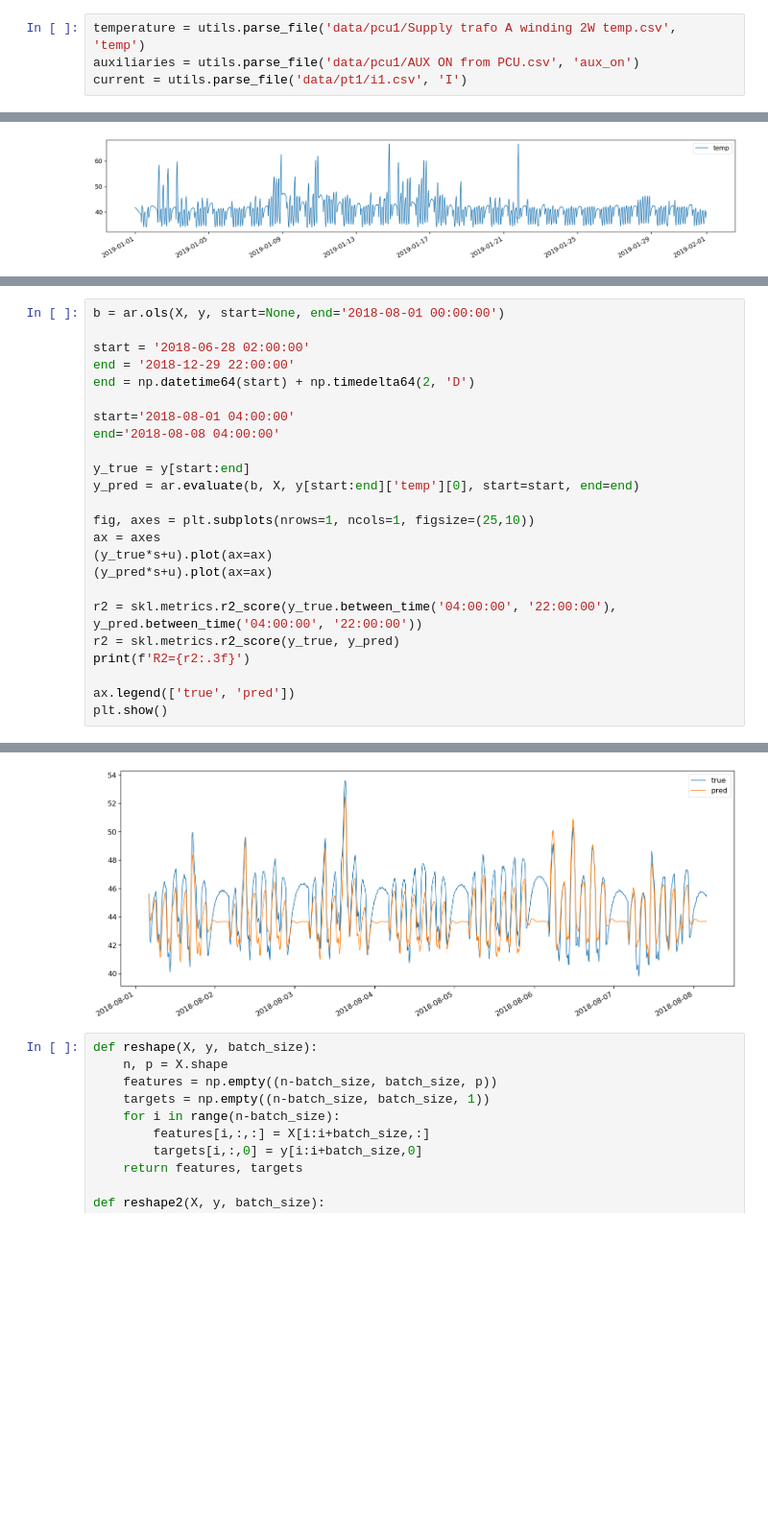
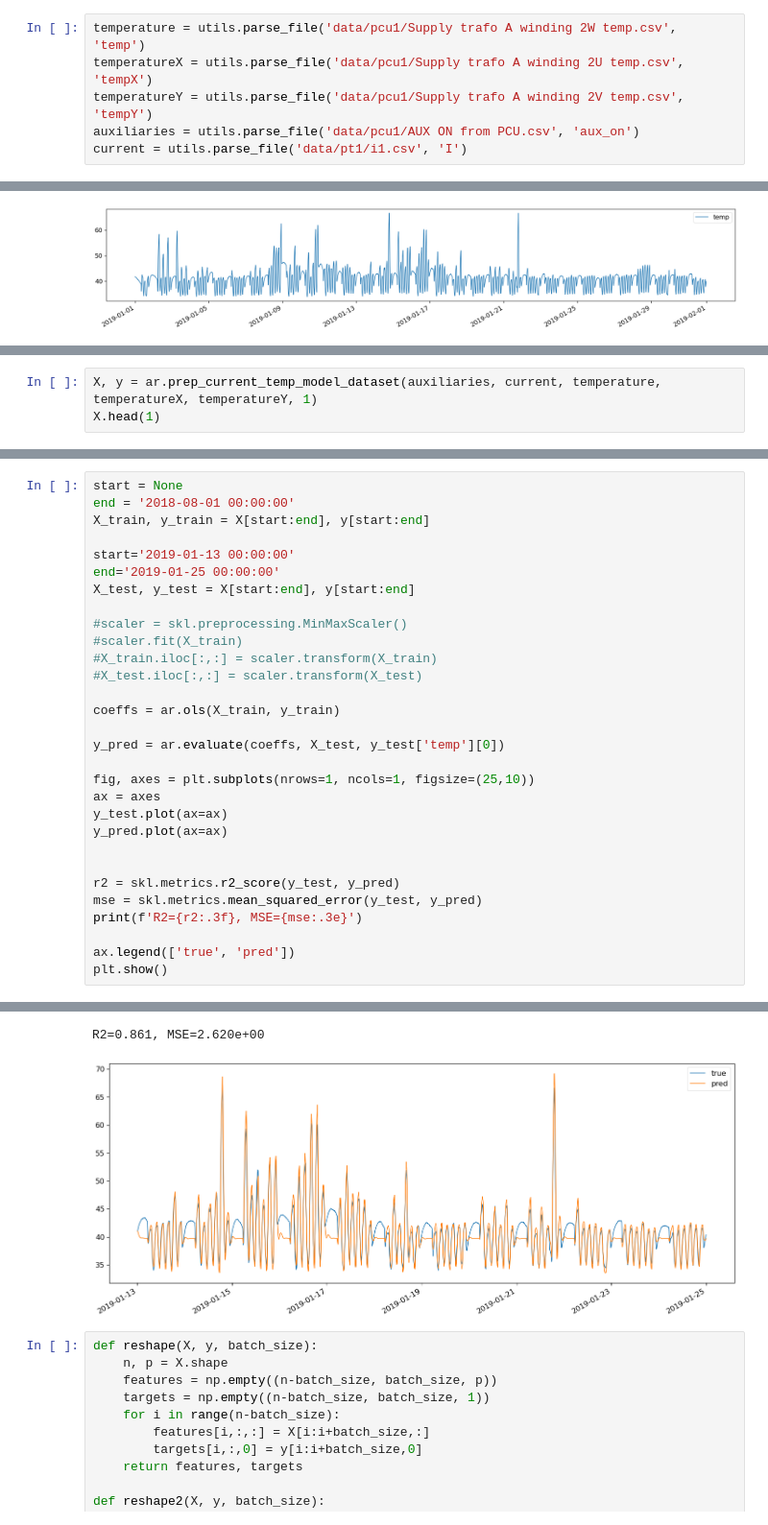
Before and after one commit to fonstelien/FYS-STK4155, a Jupyter notebook: project3/source/project3.ipynb, the cells around one changed output, grey strips where cells are left out. Shown at 96% size. Saved outputs shown, nothing was run; the diff lists cells and outputs as text; blank space fills up the shorter version.

```diff
--- a/project3/source/project3.ipynb
+++ b/project3/source/project3.ipynb
@@ -7,5 +7,7 @@ import autoregression as ar
 import neural_network as nn
 # %%
 temperature = utils.parse_file('data/pcu1/Supply trafo A winding 2W temp.csv', 'temp')
+temperatureX = utils.parse_file('data/pcu1/Supply trafo A winding 2U temp.csv', 'tempX')
+temperatureY = utils.parse_file('data/pcu1/Supply trafo A winding 2V temp.csv', 'tempY')
 auxiliaries = utils.parse_file('data/pcu1/AUX ON from PCU.csv', 'aux_on')
 current = utils.parse_file('data/pt1/i1.csv', 'I')
@@ -50,0 +24,3 @@ b
+# %%
+X, y = ar.prep_current_temp_model_dataset(auxiliaries, current, temperature, temperatureX, temperatureY, 1)
+X.head(1)
@@ -51,24 +60,30 @@ b
 # %%
-b = ar.ols(X, y, start=None, end='2018-08-01 00:00:00')
+start = None
+end = '2018-08-01 00:00:00'
+X_train, y_train = X[start:end], y[start:end]
 
-start = '2018-06-28 02:00:00'
-end = '2018-12-29 22:00:00'
-end = np.datetime64(start) + np.timedelta64(2, 'D')
+start='2019-01-13 00:00:00'
+end='2019-01-25 00:00:00'
+X_test, y_test = X[start:end], y[start:end]
 
-start='2018-08-01 04:00:00'
-end='2018-08-08 04:00:00'
+#scaler = skl.preprocessing.MinMaxScaler()
+#scaler.fit(X_train)
+#X_train.iloc[:,:] = scaler.transform(X_train)
+#X_test.iloc[:,:] = scaler.transform(X_test)
 
-y_true = y[start:end]
-y_pred = ar.evaluate(b, X, y[start:end]['temp'][0], start=start, end=end)
+coeffs = ar.ols(X_train, y_train)
+
+y_pred = ar.evaluate(coeffs, X_test, y_test['temp'][0])
 
 fig, axes = plt.subplots(nrows=1, ncols=1, figsize=(25,10))
 ax = axes
-(y_true*s+u).plot(ax=ax)
-(y_pred*s+u).plot(ax=ax)
+y_test.plot(ax=ax)
+y_pred.plot(ax=ax)
 
-r2 = skl.metrics.r2_score(y_true.between_time('04:00:00', '22:00:00'), y_pred.between_time('04:00:00', '22:00:00'))
-r2 = skl.metrics.r2_score(y_true, y_pred)
-print(f'R2={r2:.3f}')
+
+r2 = skl.metrics.r2_score(y_test, y_pred)
+mse = skl.metrics.mean_squared_error(y_test, y_pred)
+print(f'R2={r2:.3f}, MSE={mse:.3e}')
 
 ax.legend(['true', 'pred'])
 plt.show()
@@ -77,4 +99,5 @@ R2=0.511
+R2=0.861, MSE=2.620e+00
-[figure, old version]
+[figure, new version]
 # %%
 def reshape(X, y, batch_size):
     n, p = X.shape
```
Also changed, not shown: parts of 25 cells of this notebook, 2 other files.
